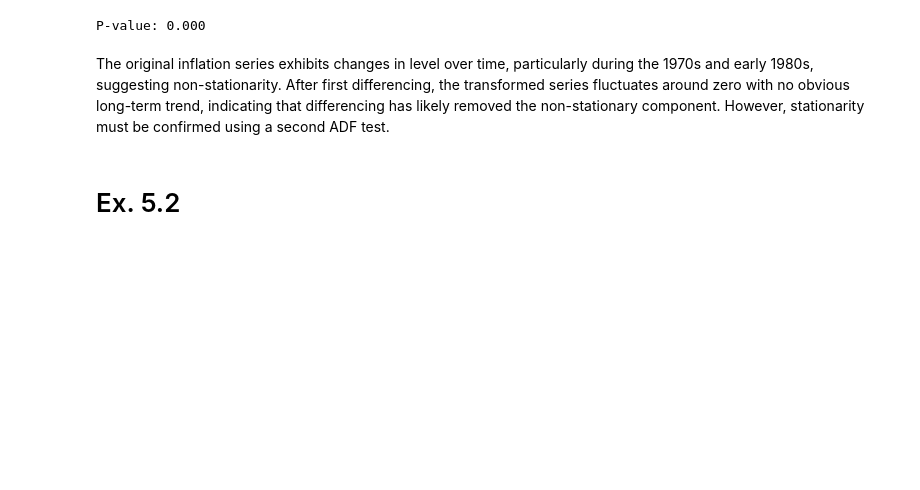
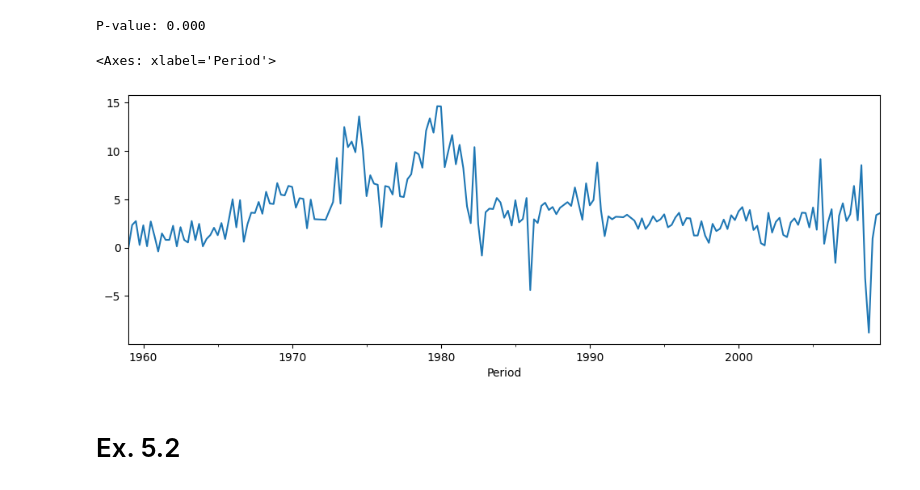
Before and after one commit to mdshahrirhabib-beep/mdshahrirhabib-beep, a Jupyter notebook: unit_5/Exercises Unit 5.ipynb, the cells around one changed output. Drawn from its saved outputs; the diff is of its cells as text; code cells hidden in the pictures; blank space fills up the shorter version.

```diff
--- a/unit_5/Exercises Unit 5.ipynb
+++ b/unit_5/Exercises Unit 5.ipynb
@@ -80,8 +96,13 @@ adf_stat, pval, lags, obs, crit_vals, icbest = adfuller(df["infl_diff"], regress
 print(f"P-value: {pval:.3f}")
 # %% [output]
 P-value: 0.000
-# %% [markdown]
-The original inflation series exhibits changes in level over time, particularly during the 1970s and early 1980s, suggesting non-stationarity. After first differencing, the transformed series fluctuates around zero with no obvious long-term trend, indicating that differencing has likely removed the non-stationary component. However, stationarity must be confirmed using a second ADF test.
+# %%
+# inverse-transform
+df["infl_diff_invtransform"] = transformer.inverse_transform(df["infl_diff"])
+df["infl_diff_invtransform"].plot(figsize=(12,4))
+# %% [output]
+<Axes: xlabel='Period'>
+[figure, added]
 # %% [markdown]
 # Ex. 5.2
 # %% [markdown]
```
Also changed, not shown: parts of 6 cells of this notebook.
